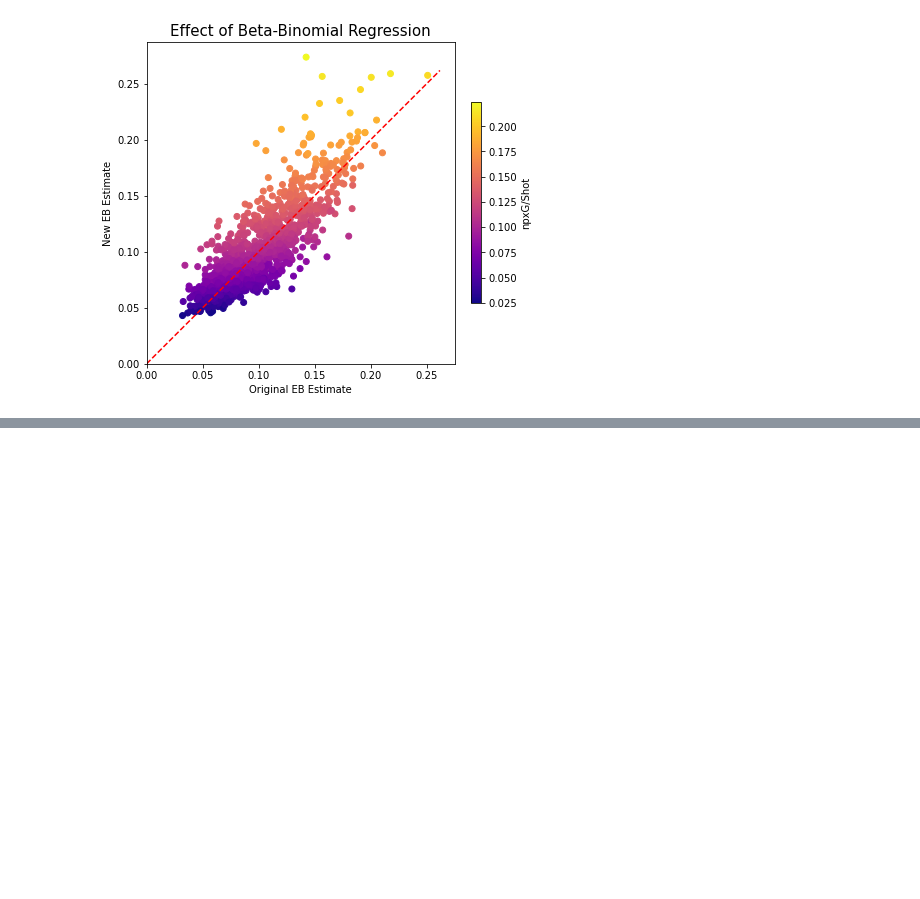
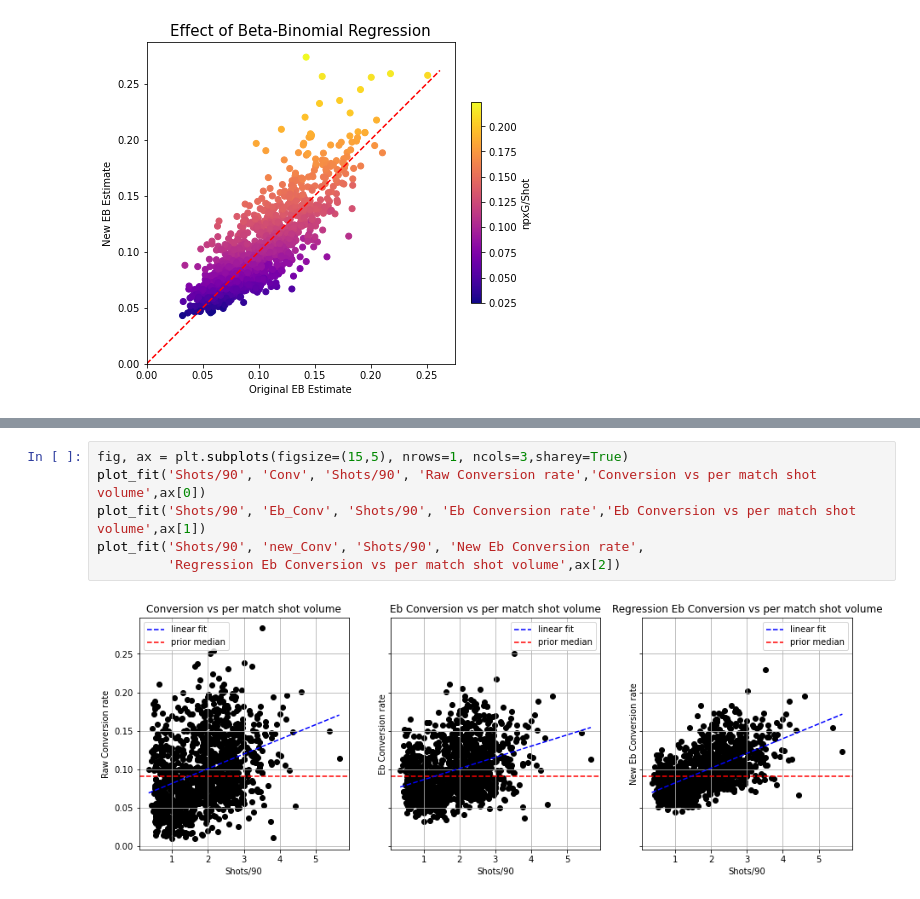
Before and after one commit to bosemessi/empiricalbayesfootball, a Jupyter notebook: Chapter7.ipynb, the cells around one changed output, grey strips where cells are left out. Saved outputs shown, nothing was run; the diff lists cells and outputs as text; blank space fills up the shorter version.

```diff
--- a/Chapter7.ipynb
+++ b/Chapter7.ipynb
@@ -109,0 +150,8 @@ plot_fit('npxG/Shot', 'new_Conv', 'npxG/Shot', 'New Eb Conversion rate','Regress
+# %%
+fig, ax = plt.subplots(figsize=(15,5), nrows=1, ncols=3,sharey=True)
+plot_fit('Shots/90', 'Conv', 'Shots/90', 'Raw Conversion rate','Conversion vs per match shot volume',ax[0])
+plot_fit('Shots/90', 'Eb_Conv', 'Shots/90', 'Eb Conversion rate','Eb Conversion vs per match shot volume',ax[1])
+plot_fit('Shots/90', 'new_Conv', 'Shots/90', 'New Eb Conversion rate',
+         'Regression Eb Conversion vs per match shot volume',ax[2])
+# %% [output]
+[figure, added]
```
Also changed, not shown: parts of 17 cells of this notebook, 33 other files.
